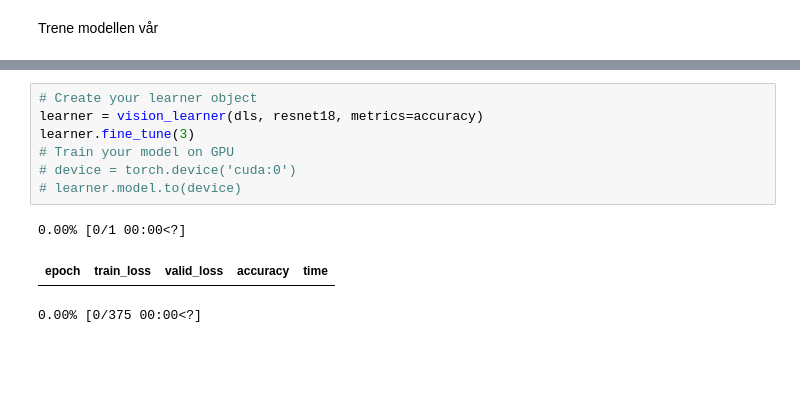
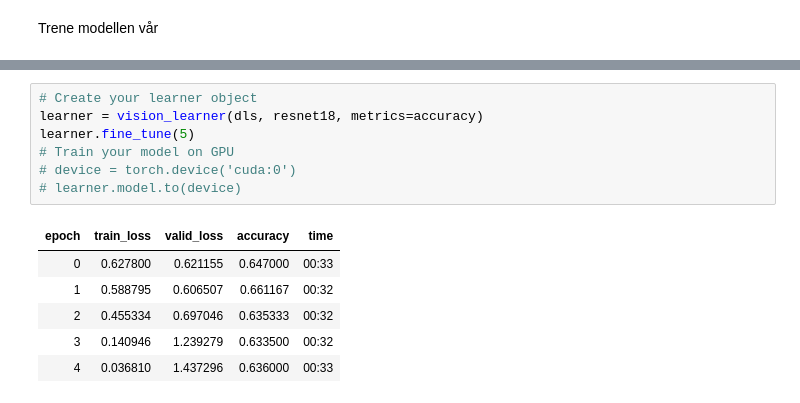
Before and after one commit to iRootTsar/Optimazing-klassification-of-ATLAS-detector-data--CERN-, a Jupyter notebook: notebooks/fast.ai/firstModell.ipynb, the cells around one changed output, grey strips where cells are left out. Drawn from its saved outputs; the diff is of its cells as text; blank space fills up the shorter version.

```diff
--- a/notebooks/fast.ai/firstModell.ipynb
+++ b/notebooks/fast.ai/firstModell.ipynb
@@ -82,12 +91,15 @@ Trene modellen vår
 # %%
 # Create your learner object
 learner = vision_learner(dls, resnet18, metrics=accuracy)
-learner.fine_tune(3)
+learner.fine_tune(5)
 # Train your model on GPU
 # device = torch.device('cuda:0')
 # learner.model.to(device)
 # %% [output]
-0.00% [0/1 00:00<?]
 | epoch | train_loss | valid_loss | accuracy | time |
+| 0 | 0.627800 | 0.621155 | 0.647000 | 00:33 |
+| 1 | 0.588795 | 0.606507 | 0.661167 | 00:32 |
+| 2 | 0.455334 | 0.697046 | 0.635333 | 00:32 |
+| 3 | 0.140946 | 1.239279 | 0.633500 | 00:32 |
+| 4 | 0.036810 | 1.437296 | 0.636000 | 00:33 |
-0.00% [0/375 00:00<?]
 # %%
```
Also changed, not shown: parts of 3 cells of this notebook.
